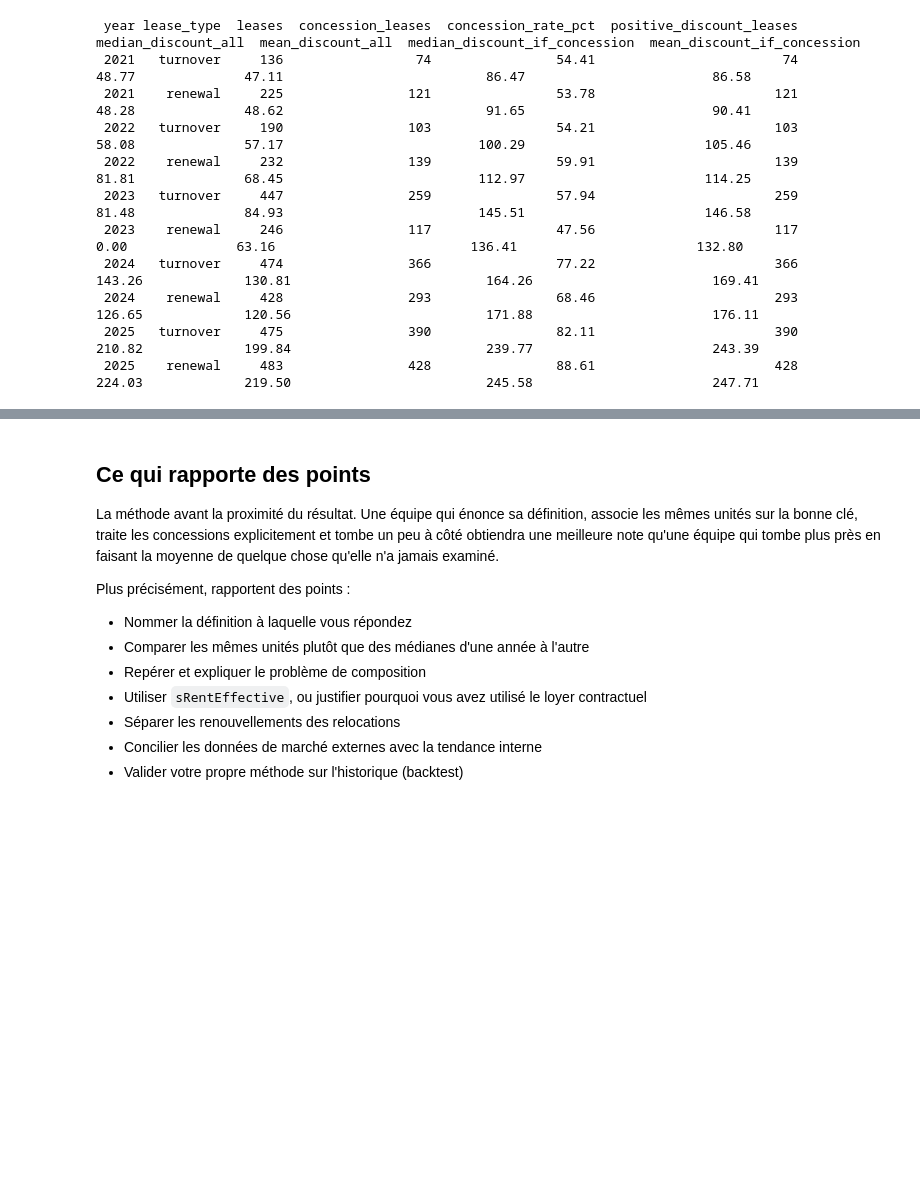
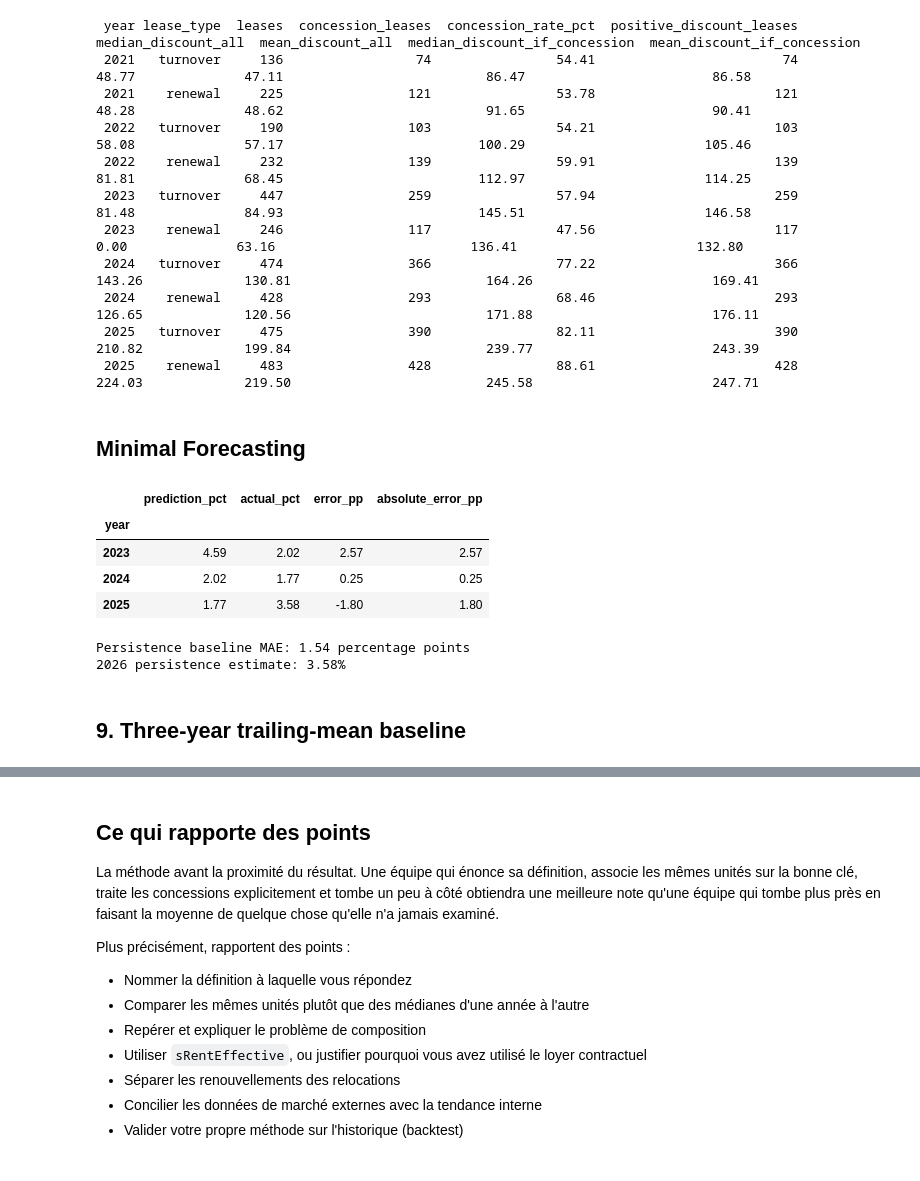
Before and after one commit to serafii/CodeML2026, a Jupyter notebook: equinoxe_analysis_fixed.ipynb, the cells around one changed output, grey strips where cells are left out. Cells and saved outputs as stored; diff of their text form; code cells hidden in the pictures; blank space fills up the shorter version.

Commit message:
Added first baseline forecasting

```diff
--- a/equinoxe_analysis_fixed.ipynb
+++ b/equinoxe_analysis_fixed.ipynb
@@ -912,3 +912,5 @@ print(concession_by_type[[
  2024    renewal     428                293                68.46                       293               126.65             120.56                         171.88                       176.11
  2025   turnover     475                390                82.11                       390               210.82             199.84                         239.77                       243.39
  2025    renewal     483                428                88.61                       428               224.03             219.50                         245.58                       247.71
+# %% [markdown]
+## Minimal Forecasting
@@ -914,0 +983,29 @@ print(concession_by_type[[
+# %%
+baseline_backtest = pd.DataFrame(
+    [backtest(leases, year) for year in BACKTEST_YEARS]
+).set_index("year")
+
+baseline_mae = baseline_backtest["absolute_error_pp"].mean()
+baseline_2026 = estimate_2026(leases, asking)
+
+display(baseline_backtest.round(2))
+
+print(
+    f"\nPersistence baseline MAE: "
+    f"{baseline_mae:.2f} percentage points"
+)
+
+print(
+    f"2026 persistence estimate: "
+    f"{baseline_2026:.2f}%"
+)
+# %% [output]
+|  | prediction_pct | actual_pct | error_pp | absolute_error_pp |
+| year |  |  |  |  |
+| 2023 | 4.59 | 2.02 | 2.57 | 2.57 |
+| 2024 | 2.02 | 1.77 | 0.25 | 0.25 |
+| 2025 | 1.77 | 3.58 | -1.80 | 1.80 |
+Persistence baseline MAE: 1.54 percentage points
+2026 persistence estimate: 3.58%
+# %% [markdown]
+## 9. Three-year trailing-mean baseline
```
Also changed, not shown: parts of 3 cells of this notebook.
